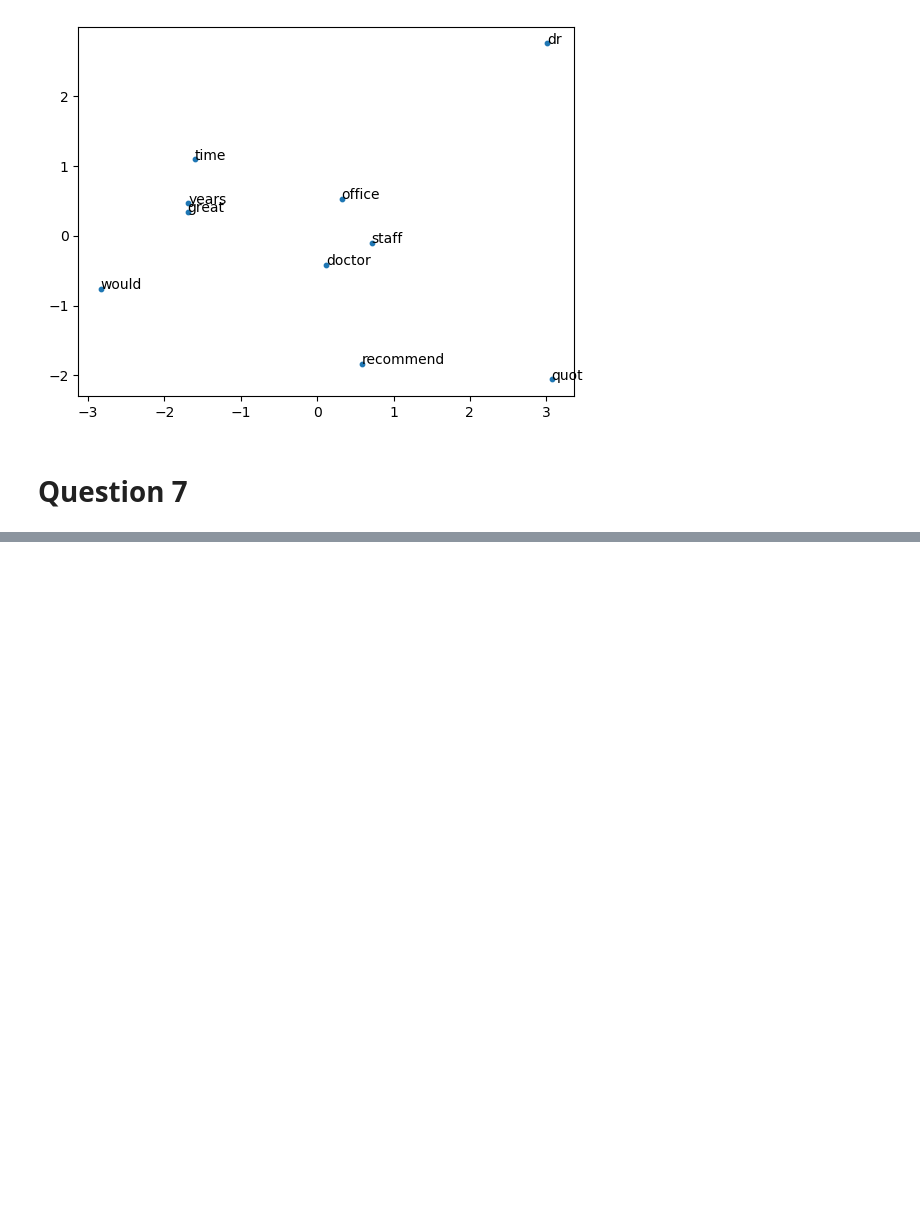
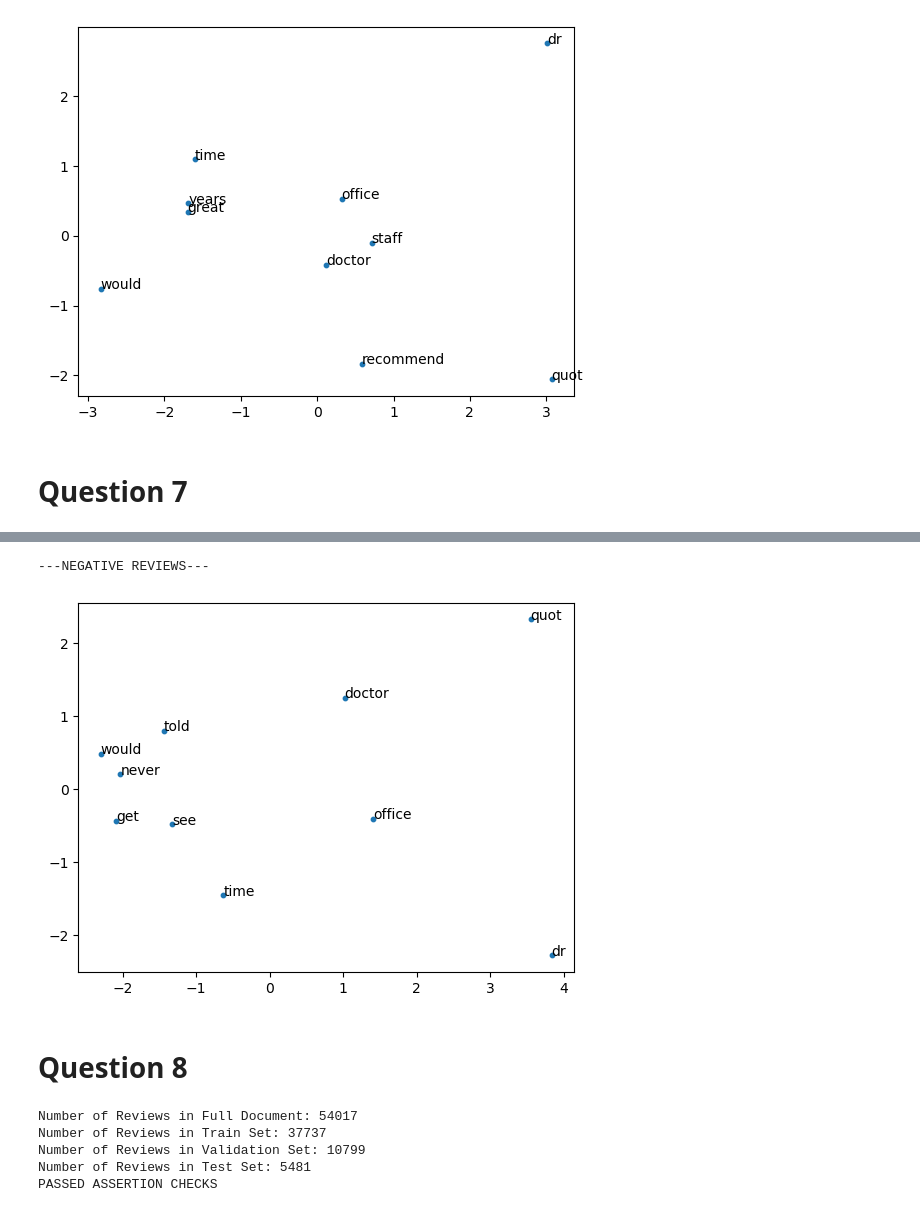
Before and after one commit to julehalim/assignment2BNLP4Health, a Jupyter notebook: NLP4Health_assignment2B_Halim.ipynb, the cells around one changed output, grey strips where cells are left out. Saved outputs shown, nothing was run; the diff lists cells and outputs as text; code cells hidden in the pictures; blank space fills up the shorter version.

```diff
--- a/NLP4Health_assignment2B_Halim.ipynb
+++ b/NLP4Health_assignment2B_Halim.ipynb
@@ -301,0 +371,58 @@ WORD: recommend //TFIDF SCORE: 0.10845758131607795
+# %%
+## Question 7 Continued
+
+print("---NEGATIVE REVIEWS---")
+top10WordsNegative=[]
+for word in sortedFeaturesNegative[:10]:
+    top10WordsNegative.append(word[0])
+visualization(top10WordsNegative)
+# %% [output]
+---NEGATIVE REVIEWS---
+[figure, added]
+# %% [markdown]
+# Question 8
+# %%
+## Question 8
+
+import warnings
+from sklearn.model_selection import GroupShuffleSplit
+
+warnings.filterwarnings('ignore')
+
+splitter=GroupShuffleSplit(test_size=0.3,n_splits=2,random_state=42)
+splitData=splitter.split(drReview,groups=drReview['dr-id-adjusted'])
+train,temp=next(splitData)
+
+trainSet=drReview.iloc[train]
+tempSet=drReview.iloc[temp]
+
+splitter=GroupShuffleSplit(test_size=0.33,n_splits=2,random_state=42)
+splitData=splitter.split(tempSet,groups=tempSet['dr-id-adjusted'])
+validation,test=next(splitData)
+
+validationSet=tempSet.iloc[validation]
+testSet=tempSet.iloc[test]
+
+## check that the split was done correctly
+
+trainIDs=set(trainSet['dr-id-adjusted'].unique())
+validationIDs=set(validationSet['dr-id-adjusted'].unique())
+testIDs=set(testSet['review-text-cleaned'].unique())
+
+assert len(trainIDs.intersection(validationIDs))==0
+assert len(validationIDs.intersection(testIDs))==0
+assert len(testIDs.intersection(trainIDs))==0
+
+print('Number of Reviews in Full Document:',len(drReview))
+print('Number of Reviews in Train Set:',len(trainSet))
+print('Number of Reviews in Validation Set:',len(validationSet))
+print('Number of Reviews in Test Set:',len(testSet))
+
+
+print('PASSED ASSERTION CHECKS')
+# %% [output]
+Number of Reviews in Full Document: 54017
+Number of Reviews in Train Set: 37737
+Number of Reviews in Validation Set: 10799
+Number of Reviews in Test Set: 5481
+PASSED ASSERTION CHECKS
```
Also changed, not shown: parts of 8 cells of this notebook.
